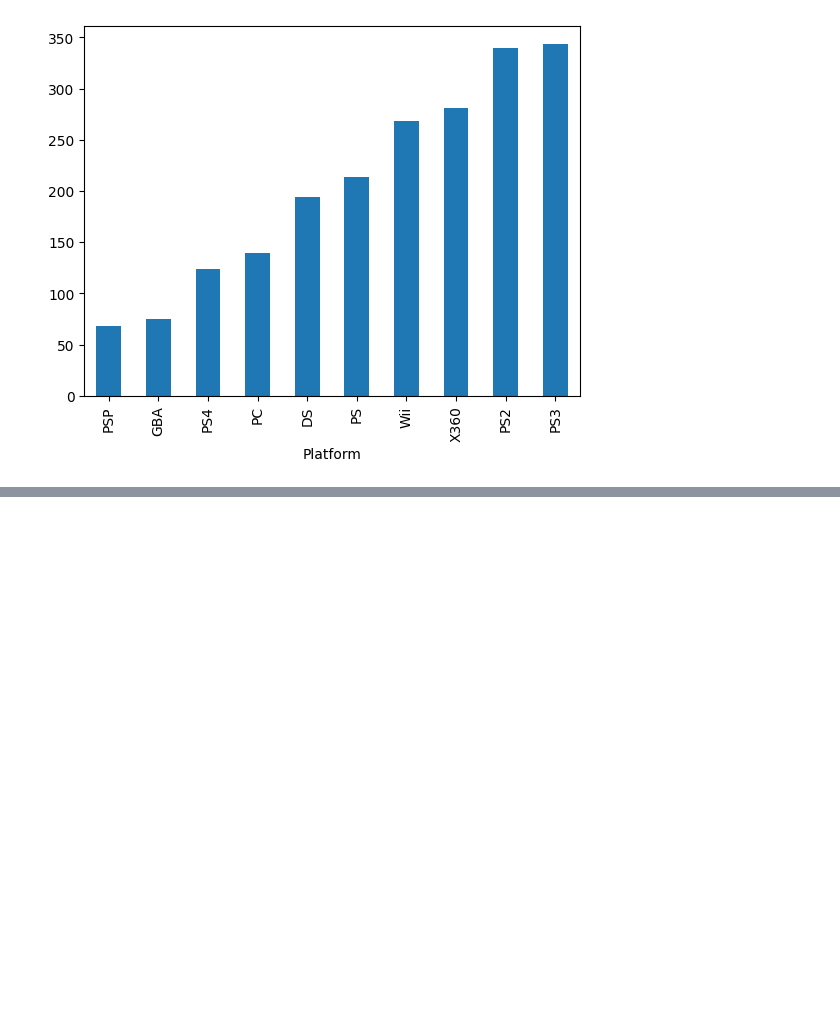
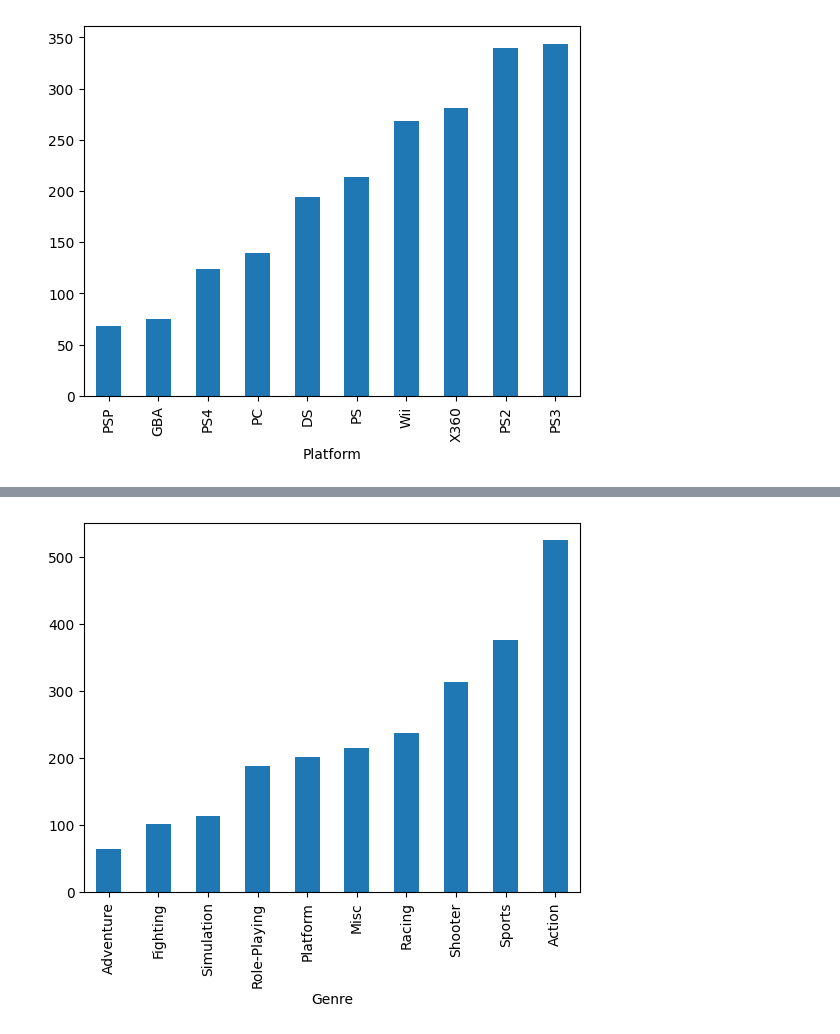
Before and after one commit to ivanzubic/Data_Set_Prodaja_igracih_konzola, a Jupyter notebook: games.ipynb, the cells around one changed output, grey strips where cells are left out. Drawn from its saved outputs; the diff is of its cells as text; code cells hidden in the pictures; blank space fills up the shorter version.

```diff
--- a/games.ipynb
+++ b/games.ipynb
@@ -252,0 +259,6 @@ plt.show()
+# %%
+platform_sales =games.groupby('Genre')['EU_Sales'].sum()
+platform_sales.sort_values().tail(10).plot(kind='bar')
+plt.show()
+# %% [output]
+[figure, added]
```
Also changed, not shown: parts of 1 cell of this notebook.
